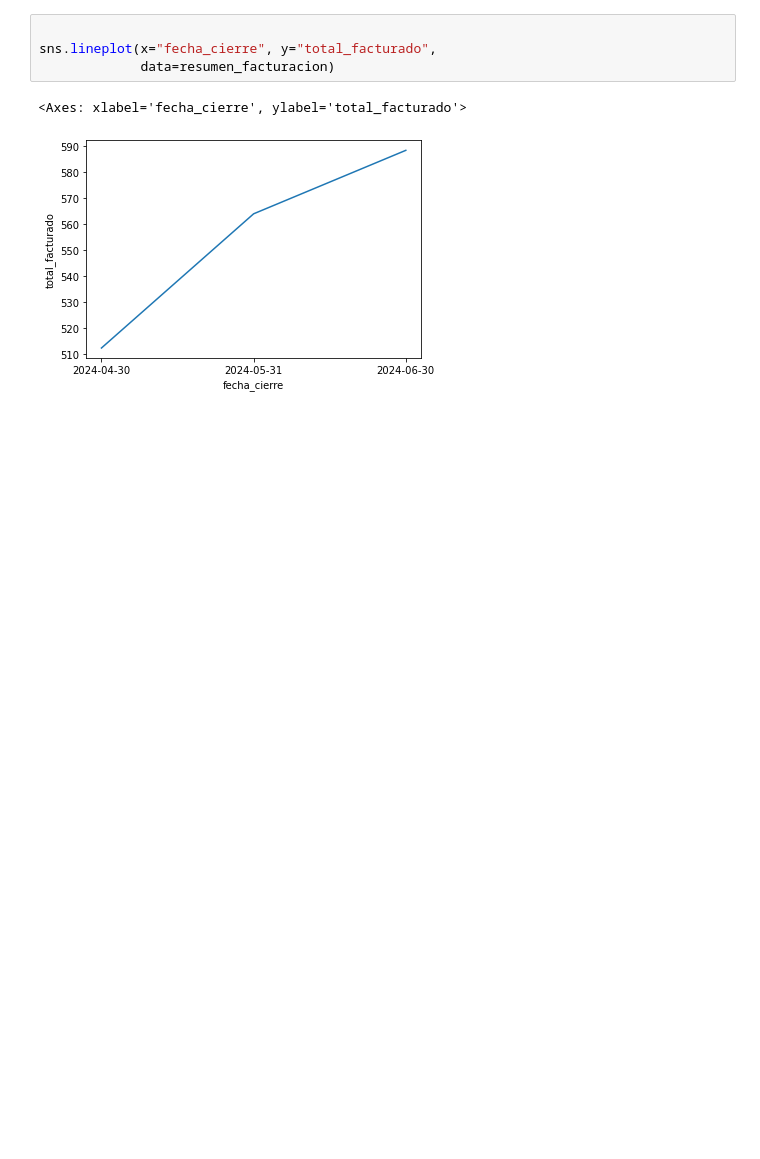
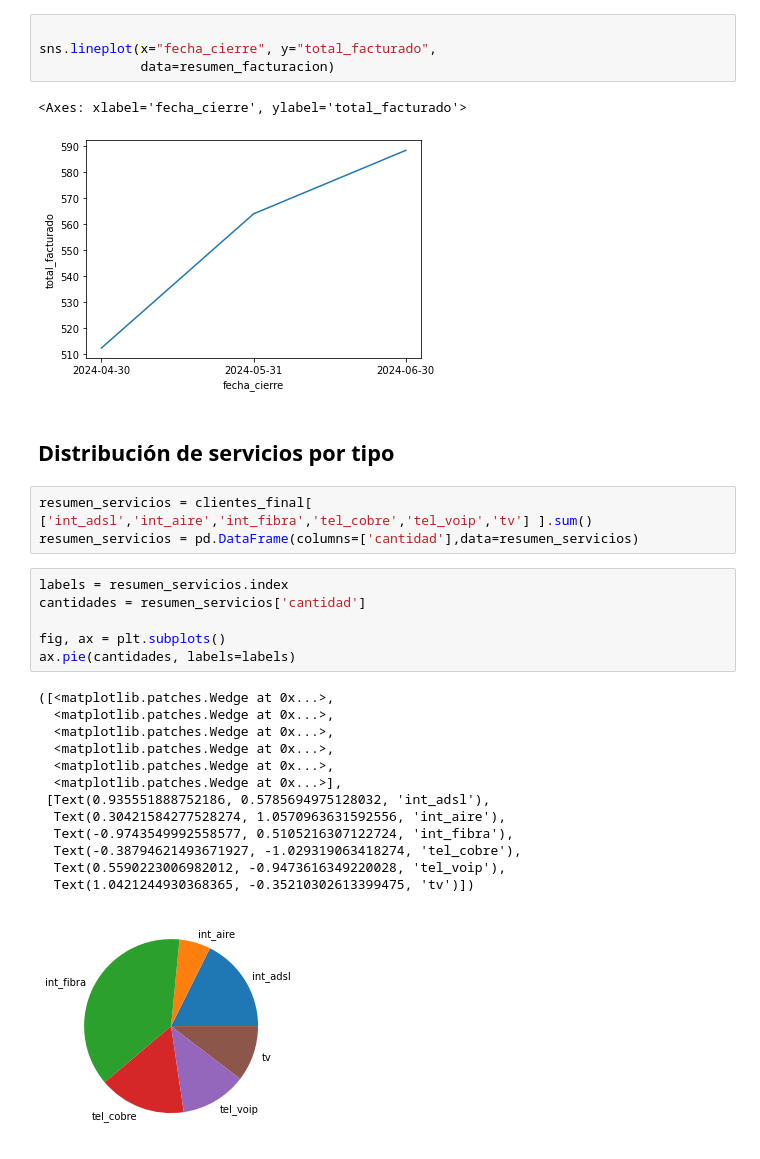
Before and after one commit to fmorosini/data-science-coderhouse, a Jupyter notebook: Dataset-Morosini-Francisco.ipynb, the cells around one changed output. Saved outputs shown, nothing was run; the diff lists cells and outputs as text; blank space fills up the shorter version.

```diff
--- a/Dataset-Morosini-Francisco.ipynb
+++ b/Dataset-Morosini-Francisco.ipynb
@@ -353,3 +364,28 @@ sns.lineplot(x="fecha_cierre", y="total_facturado",
 # %% [output]
 <Axes: xlabel='fecha_cierre', ylabel='total_facturado'>
 [figure]
+# %% [markdown]
+## Distribución de servicios por tipo
+# %%
+resumen_servicios = clientes_final[ ['int_adsl','int_aire','int_fibra','tel_cobre','tel_voip','tv'] ].sum()
+resumen_servicios = pd.DataFrame(columns=['cantidad'],data=resumen_servicios)
+# %%
+labels = resumen_servicios.index
+cantidades = resumen_servicios['cantidad']
+
+fig, ax = plt.subplots()
+ax.pie(cantidades, labels=labels)
+# %% [output]
+([<matplotlib.patches.Wedge at 0x...>,
+  <matplotlib.patches.Wedge at 0x...>,
+  <matplotlib.patches.Wedge at 0x...>,
+  <matplotlib.patches.Wedge at 0x...>,
+  <matplotlib.patches.Wedge at 0x...>,
+  <matplotlib.patches.Wedge at 0x...>],
+ [Text(0.935551888752186, 0.5785694975128032, 'int_adsl'),
+  Text(0.30421584277528274, 1.0570963631592556, 'int_aire'),
+  Text(-0.9743549992558577, 0.5105216307122724, 'int_fibra'),
+  Text(-0.38794621493671927, -1.029319063418274, 'tel_cobre'),
+  Text(0.5590223006982012, -0.9473616349220028, 'tel_voip'),
+  Text(1.0421244930368365, -0.35210302613399475, 'tv')])
+[figure, added]
```
Also changed, not shown: parts of 2 cells of this notebook.
